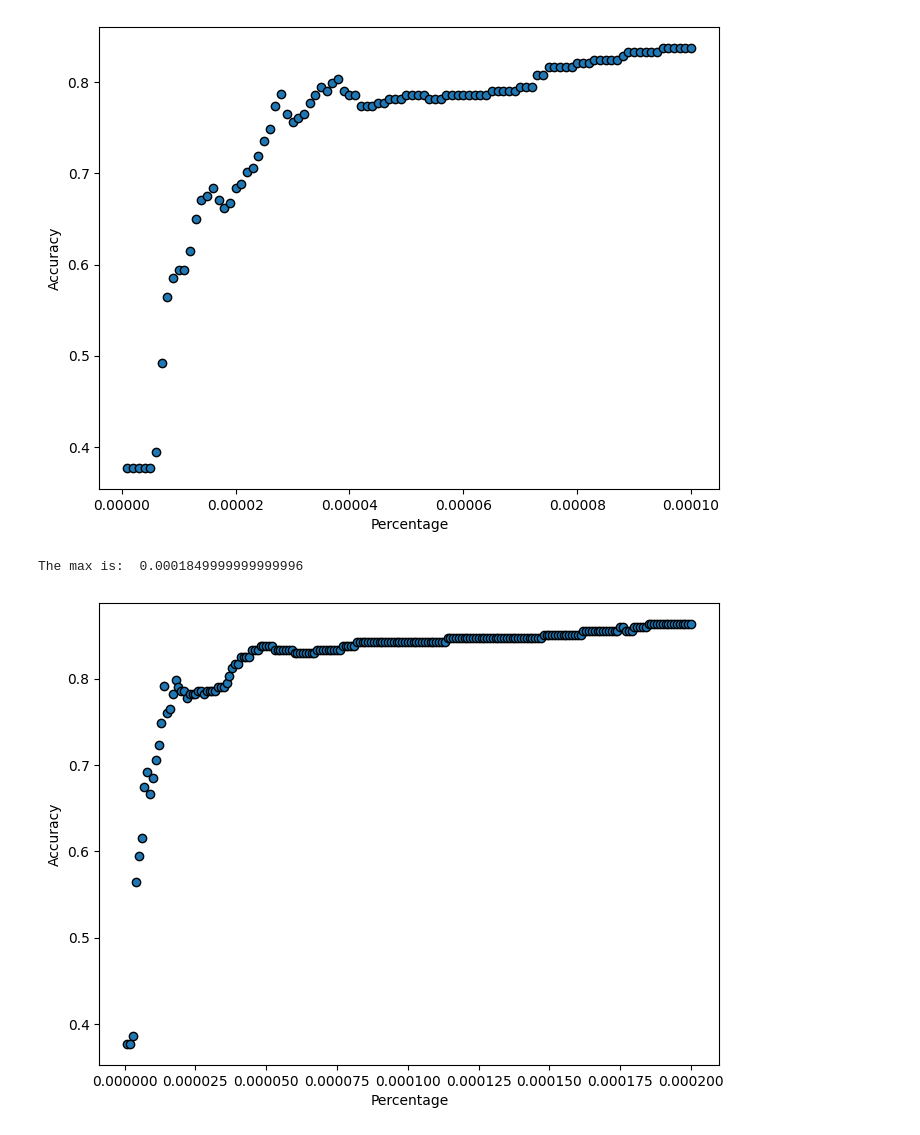
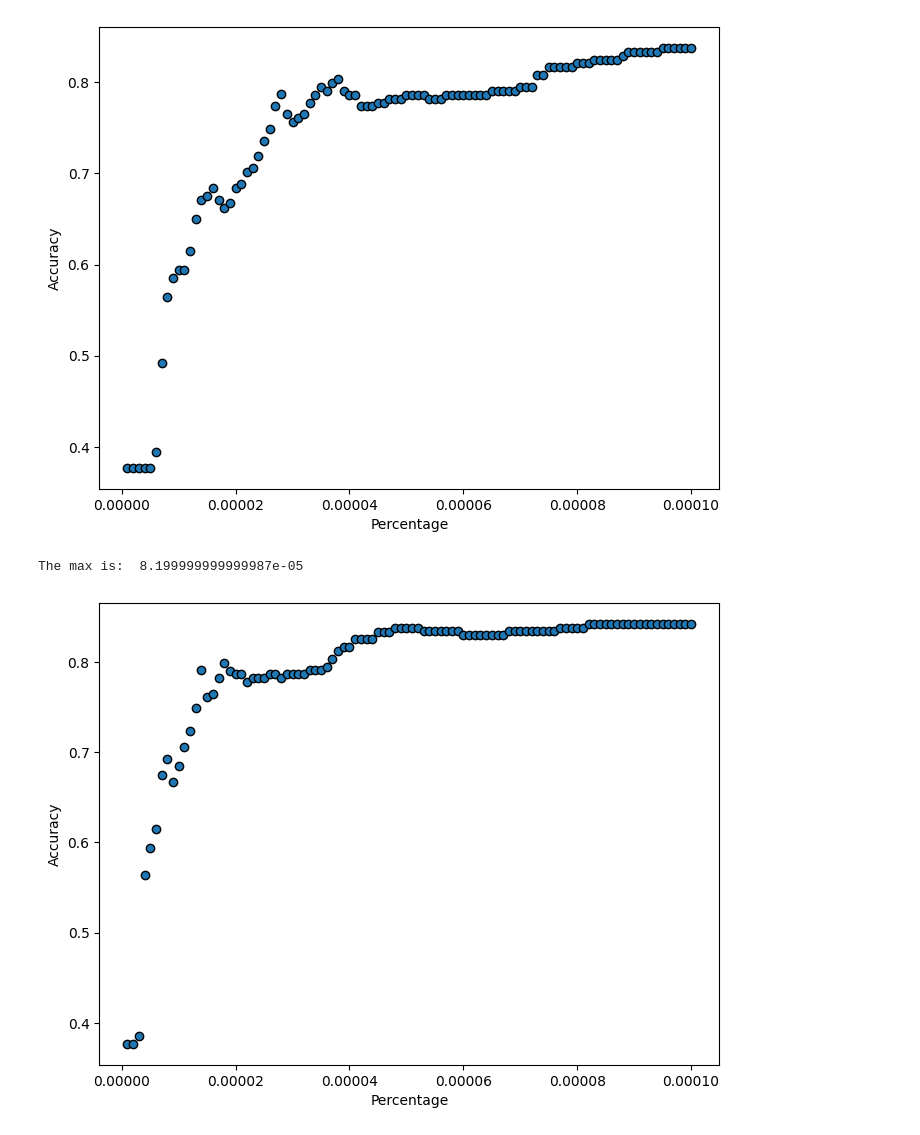
Before and after one commit to Alaninja1209/Neural_Networks_T3002B, a Jupyter notebook: clasifcacion/exercise4.ipynb, the cells around one changed output. Cells and saved outputs as stored; diff of their text form; code cells hidden in the pictures.

```diff
--- a/clasifcacion/exercise4.ipynb
+++ b/clasifcacion/exercise4.ipynb
@@ -68,25 +68,25 @@ The max is:  9.499999999999983e-05
 # %%
 # Updating the arrays
 my_results = []
 g_history = []
 
 g_val = 0.000001
-while g_val <= 0.0002:
+while g_val <= 0.0001:
     clf = svm.SVC(kernel="rbf", gamma=g_val)
     clf_results = cross_validate(clf, x, y, cv=5, scoring=('accuracy', 'recall_micro'))
 
     my_results.append(np.mean(clf_results['test_accuracy']))
     g_history.append(g_val)
 
     g_val += 0.000001
 
 plt.figure(7, figsize=(8, 6))
 plt.clf()
 
 plt.scatter(g_history, my_results, cmap=plt.cm.Set1, edgecolor="k")
 plt.xlabel("Percentage")
 plt.ylabel("Accuracy")
 print("The max is: ", list(g_history)[my_results.index(max(my_results))])
 # %% [output]
-The max is:  0.0001849999999999996
+The max is:  8.199999999999987e-05
-[figure, old version]
+[figure, new version]
```
Also changed, not shown: 4 other files.
